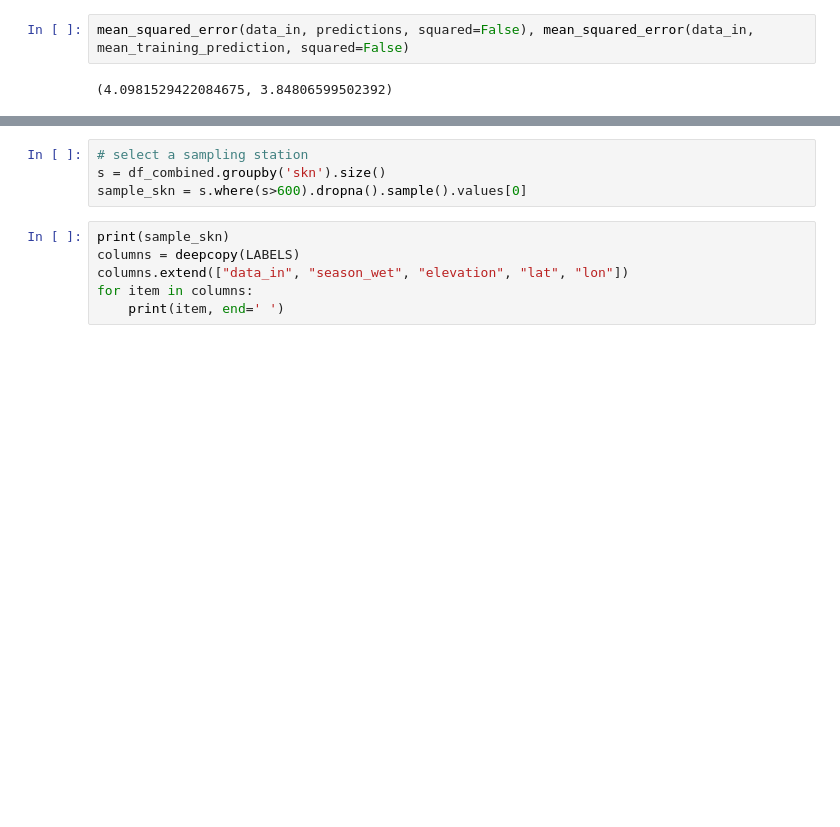
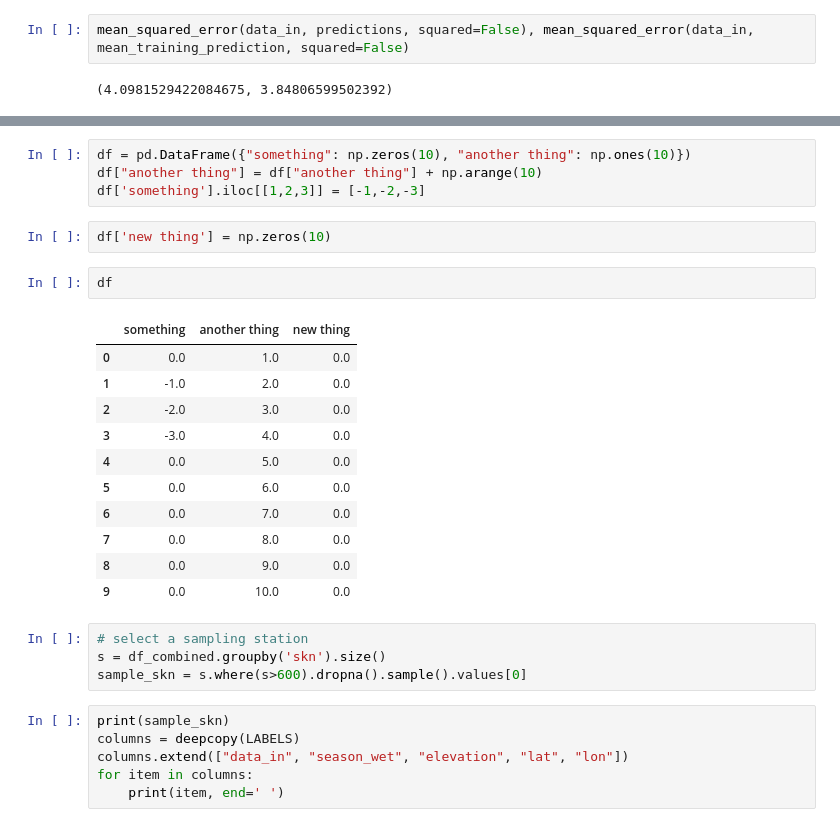
Before and after one commit to yusukemh/StatisticalDownscaling, a Jupyter notebook: codes/SiteSpecific.ipynb, the cells around one changed output, grey strips where cells are left out. Saved outputs shown, nothing was run; the diff lists cells and outputs as text; blank space fills up the shorter version.

```diff
--- a/codes/SiteSpecific.ipynb
+++ b/codes/SiteSpecific.ipynb
@@ -336,3 +412,23 @@ print(end - start)
+# %%
+df = pd.DataFrame({"something": np.zeros(10), "another thing": np.ones(10)})
+df["another thing"] = df["another thing"] + np.arange(10)
+df['something'].iloc[[1,2,3]] = [-1,-2,-3]
+# %%
+df['new thing'] = np.zeros(10)
+# %%
+df
+# %% [output]
+|  | something | another thing | new thing |
+| 0 | 0.0 | 1.0 | 0.0 |
+| 1 | -1.0 | 2.0 | 0.0 |
+| 2 | -2.0 | 3.0 | 0.0 |
+| 3 | -3.0 | 4.0 | 0.0 |
+| 4 | 0.0 | 5.0 | 0.0 |
+| 5 | 0.0 | 6.0 | 0.0 |
+| 6 | 0.0 | 7.0 | 0.0 |
+| 7 | 0.0 | 8.0 | 0.0 |
+| 8 | 0.0 | 9.0 | 0.0 |
+| 9 | 0.0 | 10.0 | 0.0 |
 # %%
 # select a sampling station
 s = df_combined.groupby('skn').size()
```
Also changed, not shown: parts of 7 cells of this notebook.
